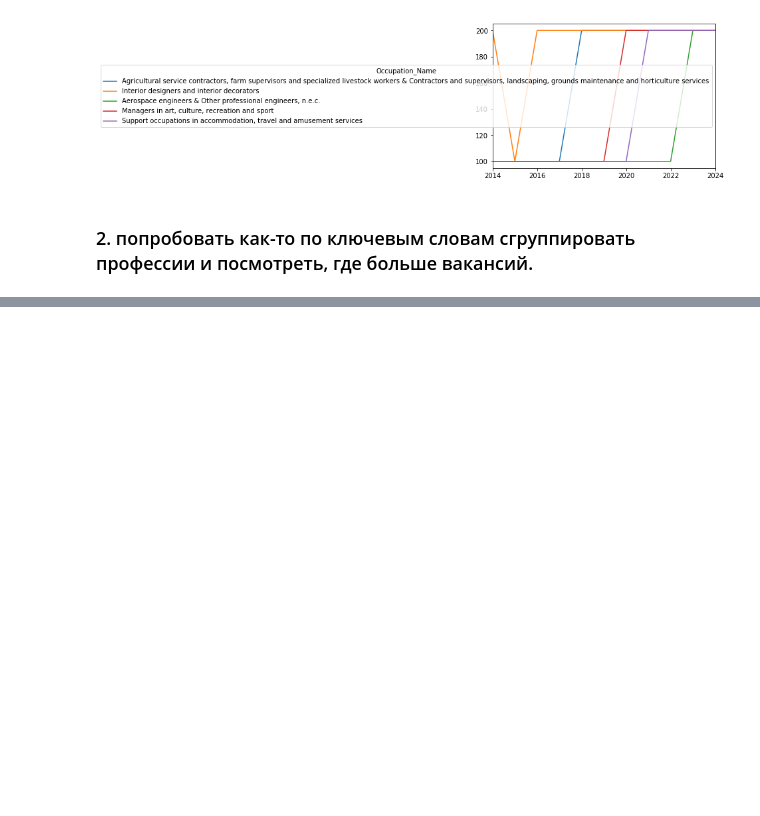
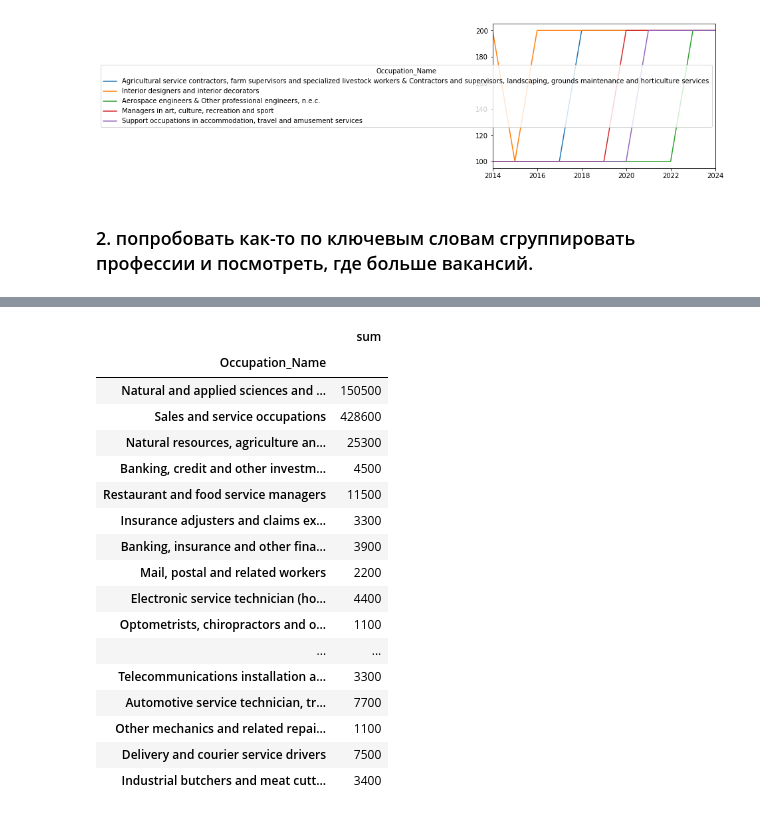
Before and after one commit to livestalker-archive/python-17, a Jupyter notebook: hw8/hw8.ipynb, the cells around one changed output, grey strips where cells are left out. Cells and saved outputs as stored; diff of their text form; code cells hidden in the pictures; blank space fills up the shorter version.

Commit message:
jobs clusters

```diff
--- a/hw8/hw8.ipynb
+++ b/hw8/hw8.ipynb
@@ -297,0 +306,11 @@ data.loc[max_idx].T.plot()
+# %%
+num_clusters = 20
+km = KMeans(n_clusters=num_clusters, random_state=14)
+# %%
+km.fit(tfidf)
+clusters = km.labels_.tolist()
+# %%
+sum_data = {'sum': data.iloc[1:].sum(axis=1), 'cluster': clusters}
+jobs_clusters = pd.DataFrame(sum_data, index=[jobs])
+# %%
+grouped = jobs_clusters.groupby(jobs_clusters['cluster'])
@@ -297,0 +348,21 @@ data.loc[max_idx].T.plot()
+# %%
+grouped.get_group(14)
+# %% [output]
+|  | sum |
+| Occupation_Name |  |
+| Natural and applied sciences and ... | 150500 |
+| Sales and service occupations | 428600 |
+| Natural resources, agriculture an... | 25300 |
+| Banking, credit and other investm... | 4500 |
+| Restaurant and food service managers | 11500 |
+| Insurance adjusters and claims ex... | 3300 |
+| Banking, insurance and other fina... | 3900 |
+| Mail, postal and related workers | 2200 |
+| Electronic service technician (ho... | 4400 |
+| Optometrists, chiropractors and o... | 1100 |
+| ... | ... |
+| Telecommunications installation a... | 3300 |
+| Automotive service technician, tr... | 7700 |
+| Other mechanics and related repai... | 1100 |
+| Delivery and courier service drivers | 7500 |
+| Industrial butchers and meat cutt... | 3400 |
```
Also changed, not shown: parts of 7 cells of this notebook.
